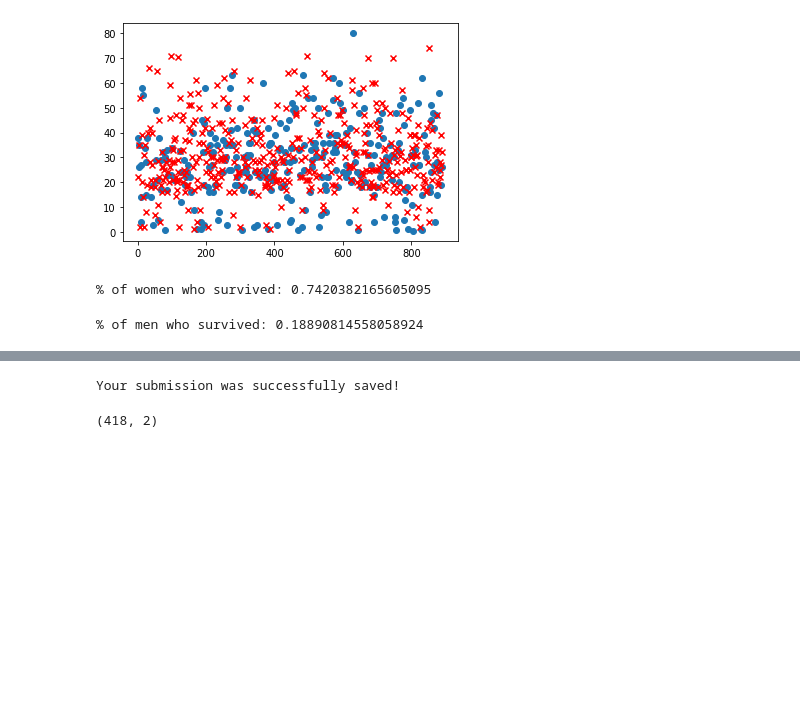
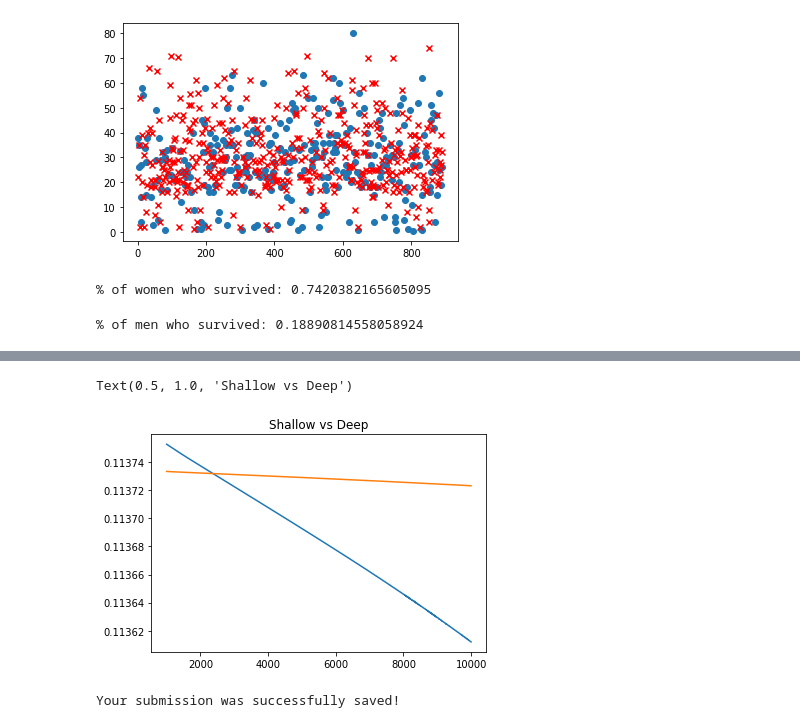
Before and after one commit to SherryS997/titanic-ds-nnFromScratch, a Jupyter notebook: titanic.ipynb, the cells around one changed output, grey strips where cells are left out. Cells and saved outputs as stored; diff of their text form; code cells hidden in the pictures; blank space fills up the shorter version.

```diff
--- a/titanic.ipynb
+++ b/titanic.ipynb
@@ -71 +108,8 @@ test accuracy: 82.0627802690583 %
+# %%
+plt.plot([x for x in range(1000,10000)], nn_model["costs"][1000:])
+plt.plot([x for x in range(1000,10000)], snn_model["costs"][1000:])
+plt.title("Shallow vs Deep")
+# %% [output]
+Text(0.5, 1.0, 'Shallow vs Deep')
+[figure, added]
 # %%
@@ -77,7 +122,3 @@ output.to_csv('submission.csv', index=False)
 print("Your submission was successfully saved!")
 # %% [output]
 Your submission was successfully saved!
-# %%
-output.shape
-# %% [output]
-(418, 2)
```
Also changed, not shown: parts of 7 cells of this notebook, 17 other files.
